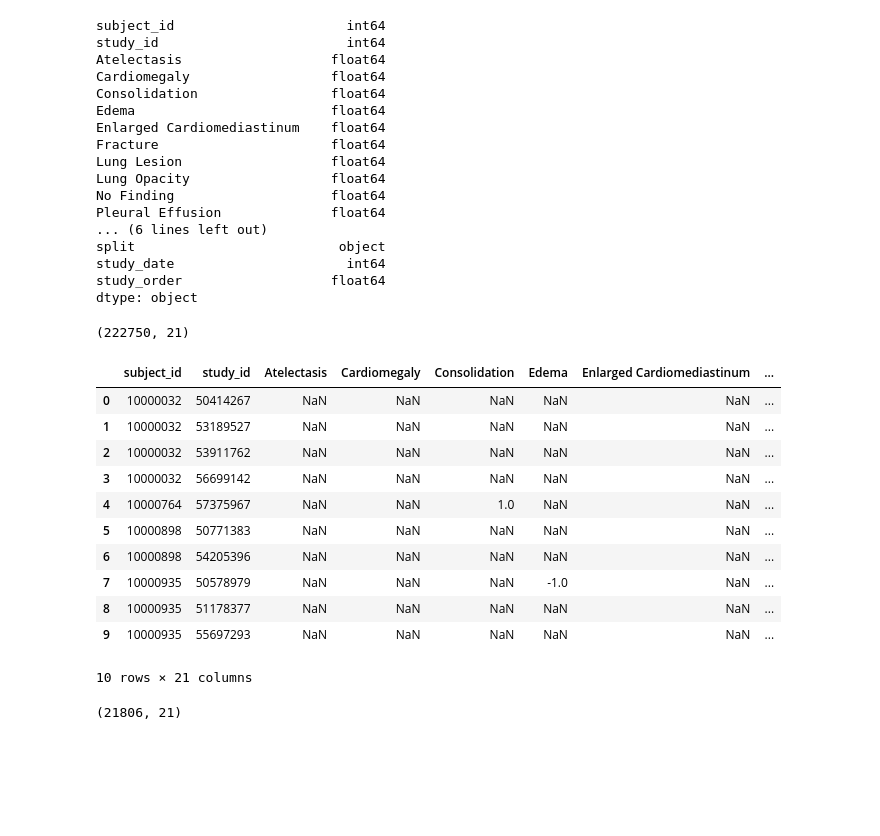
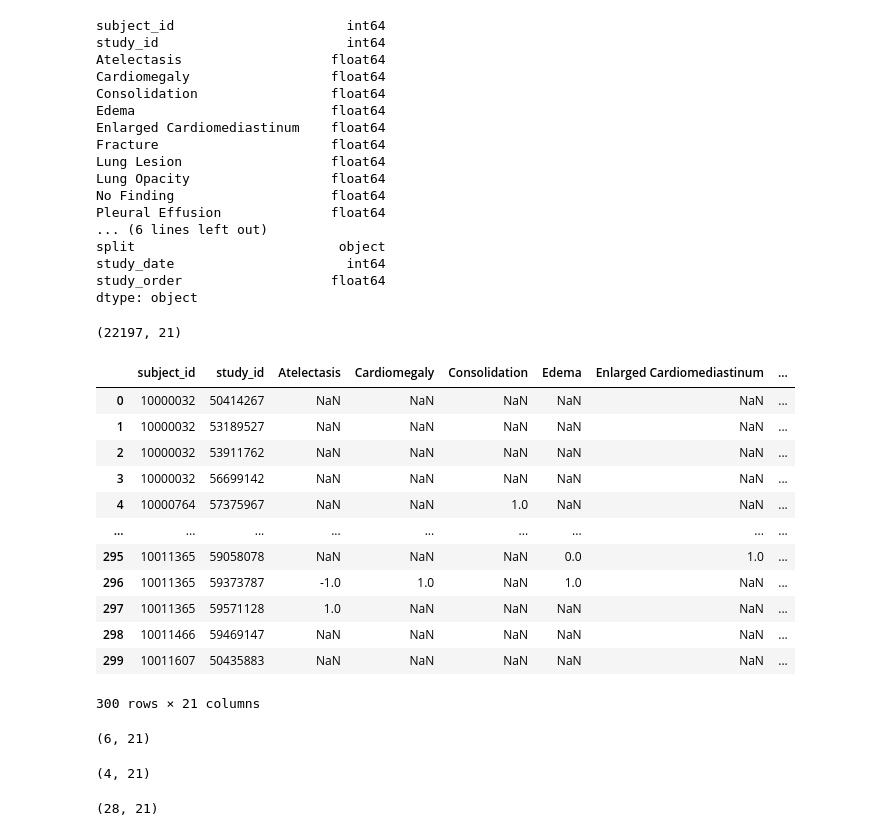
Before and after one commit to archx64/cxr-diff-vqa, a Jupyter notebook: notebooks/create_small_dataset.ipynb, the cells around one changed output. Drawn from its saved outputs; the diff is of its cells as text; code cells hidden in the pictures; blank space fills up the shorter version.

Commit message:
finished train and test

```diff
--- a/notebooks/create_small_dataset.ipynb
+++ b/notebooks/create_small_dataset.ipynb
@@ -100,29 +98,40 @@ split                          object
 study_date                      int64
 study_order                   float64
 dtype: object
-# %%
-df_all_train = df_all[df_all['split'] == 'train']
-df_all_train.shape
-# %% [output]
-(222750, 21)
 # %%
-df_all_train_small = df_all_train[df_all_train['subject_id'].astype(str).str.startswith(filter_string)]
-df_all_train_small.head(10)
+df_all_small = df_all[df_all['subject_id'].astype(str).str.startswith(filter_string)]
+df_all_small.shape
 # %% [output]
-|  | subject_id | study_id | Atelectasis | Cardiomegaly | Consolidation | Edema | Enlarged Cardiomediastinum | ... |
-| 0 | 10000032 | 50414267 | NaN | NaN | NaN | NaN | NaN | ... |
-| 1 | 10000032 | 53189527 | NaN | NaN | NaN | NaN | NaN | ... |
-| 2 | 10000032 | 53911762 | NaN | NaN | NaN | NaN | NaN | ... |
-| 3 | 10000032 | 56699142 | NaN | NaN | NaN | NaN | NaN | ... |
-| 4 | 10000764 | 57375967 | NaN | NaN | 1.0 | NaN | NaN | ... |
-| 5 | 10000898 | 50771383 | NaN | NaN | NaN | NaN | NaN | ... |
-| 6 | 10000898 | 54205396 | NaN | NaN | NaN | NaN | NaN | ... |
-| 7 | 10000935 | 50578979 | NaN | NaN | NaN | -1.0 | NaN | ... |
-| 8 | 10000935 | 51178377 | NaN | NaN | NaN | NaN | NaN | ... |
-| 9 | 10000935 | 55697293 | NaN | NaN | NaN | NaN | NaN | ... |
-10 rows × 21 columns
+(22197, 21)
 # %%
-df_all_train_small.shape
+df_all_small.head(300)
 # %% [output]
+|  | subject_id | study_id | Atelectasis | Cardiomegaly | Consolidation | Edema | Enlarged Cardiomediastinum | ... |
+| 0 | 10000032 | 50414267 | NaN | NaN | NaN | NaN | NaN | ... |
+| 1 | 10000032 | 53189527 | NaN | NaN | NaN | NaN | NaN | ... |
+| 2 | 10000032 | 53911762 | NaN | NaN | NaN | NaN | NaN | ... |
+| 3 | 10000032 | 56699142 | NaN | NaN | NaN | NaN | NaN | ... |
+| 4 | 10000764 | 57375967 | NaN | NaN | 1.0 | NaN | NaN | ... |
+| ... | ... | ... | ... | ... | ... | ... | ... | ... |
+| 295 | 10011365 | 59058078 | NaN | NaN | NaN | 0.0 | 1.0 | ... |
+| 296 | 10011365 | 59373787 | -1.0 | 1.0 | NaN | 1.0 | NaN | ... |
+| 297 | 10011365 | 59571128 | 1.0 | NaN | NaN | NaN | NaN | ... |
+| 298 | 10011466 | 59469147 | NaN | NaN | NaN | NaN | NaN | ... |
+| 299 | 10011607 | 50435883 | NaN | NaN | NaN | NaN | NaN | ... |
-(21806, 21)
+300 rows × 21 columns
+# %%
+df_all_train = df_all_small[df_all_small['subject_id'] == 10000935]
+df_all_train.shape
+# %% [output]
+(6, 21)
+# %%
+df_all_val = df_all_small[df_all_small['subject_id'] == 10000032]
+df_all_val.shape
+# %% [output]
+(4, 21)
+# %%
+df_all_test = df_all_small[df_all_small['subject_id'] == 10003400]
+df_all_test.shape
+# %% [output]
+(28, 21)
 # %%
```
Also changed, not shown: parts of 21 cells of this notebook, 18 other files.
